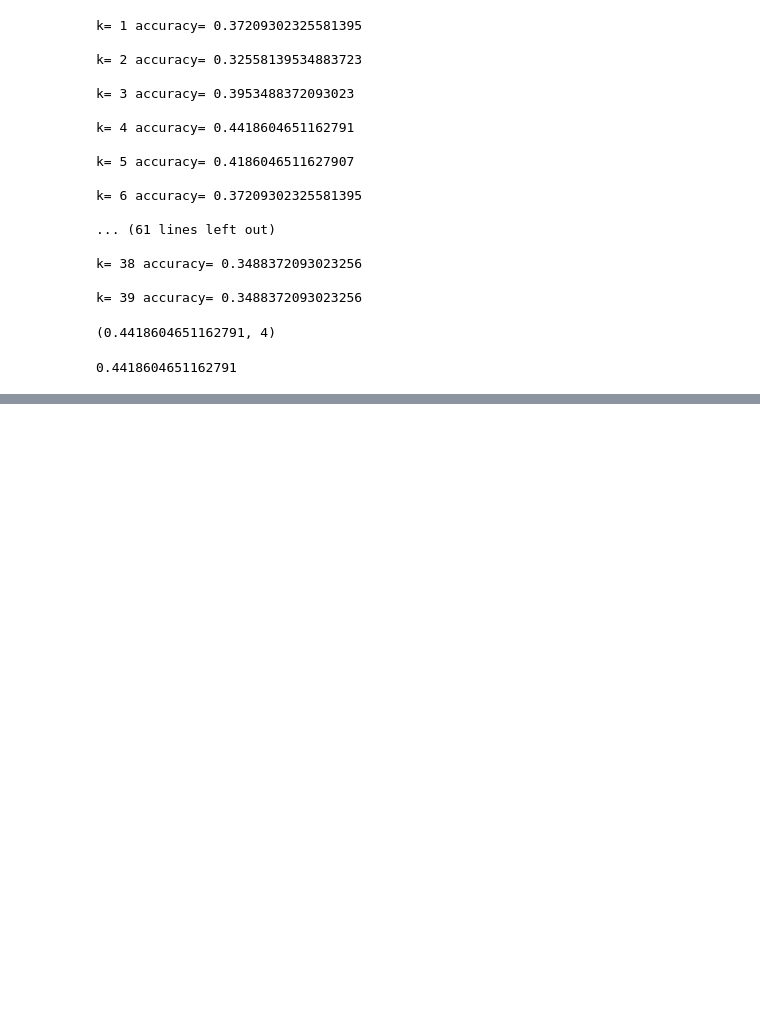
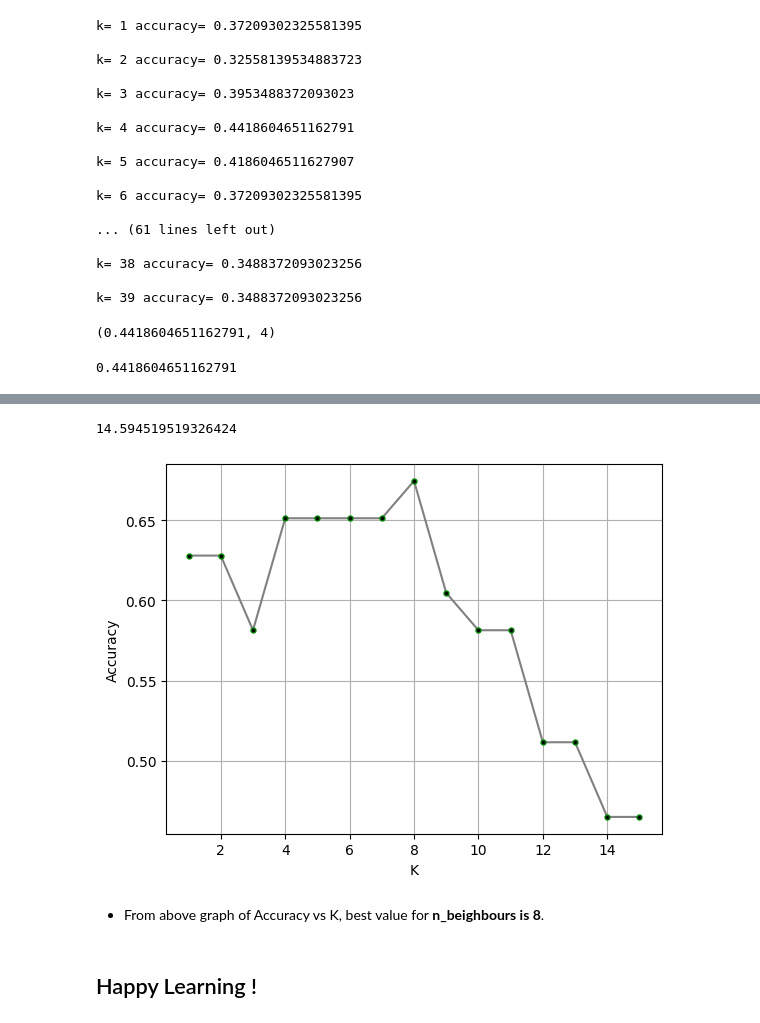
Before and after one commit to Vermashubh646/ML, a Jupyter notebook: Tasks/5. Task - 56 (KNN).ipynb, the cells around one changed output, grey strips where cells are left out. Drawn from its saved outputs; the diff is of its cells as text; code cells hidden in the pictures; blank space fills up the shorter version.

Commit message:
PCA n  Model Evalutaion and Selection

```diff
--- a/Tasks/5. Task - 56 (KNN).ipynb
+++ b/Tasks/5. Task - 56 (KNN).ipynb
@@ -98,0 +137,55 @@ accuracy_score(y_test,y_pred)
+# %%
+# Separate the features and target variable
+X = data.drop('Type', axis=1)
+y = data['Type']
+
+# Split the data into training and testing sets
+X_train, X_test, y_train, y_test = train_test_split(X, y, test_size=0.2, random_state=42)
+# %%
+# Scaling Data
+
+scaler = MinMaxScaler()
+X_train = scaler.fit_transform(X_train)
+X_test = scaler.fit_transform(X_test)
+# %%
+# Creating a model function
+
+def knn_func(train_x, train_label, test_x, k):
+    """
+    train_x - train features
+    train_label - train targets
+    test_x - validation data(features)
+    k - nearest neighbours <int>
+    """
+    knn = KNeighborsClassifier(n_neighbors = k)
+    knn.fit(train_x, train_label)
+    prediction = knn.predict(test_x)
+    return prediction
+# %%
+# For best n_neighbours
+import math
+n = data.shape[0]
+k_max = math.sqrt(n)
+k_max
+# %% [output]
+14.594519519326424
+# %%
+normal_accuracy = []
+k_values = range(1,16)
+
+for k in k_values :
+    y_pred = knn_func(X_train,y_train,X_test,k)
+    accur = accuracy_score(y_test,y_pred)
+    normal_accuracy.append(accur)
+
+plt.plot(k_values,normal_accuracy,c="grey",marker=".",ms=7,mfc="black",mec="green")
+plt.xlabel("K")
+plt.ylabel("Accuracy")
+plt.grid(True)
+plt.show()
+# %% [output]
+[figure, added]
+# %% [markdown]
+* From above graph of Accuracy vs K, best value for **n_beighbours is 8**.
+# %% [markdown]
+## Happy Learning !
```
Also changed, not shown: parts of 2 cells of this notebook, 7 other files.
